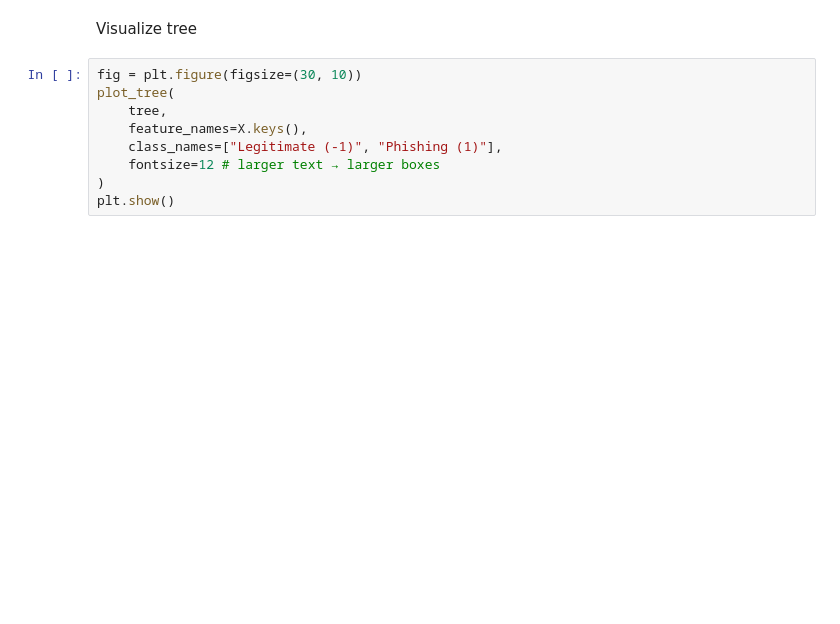
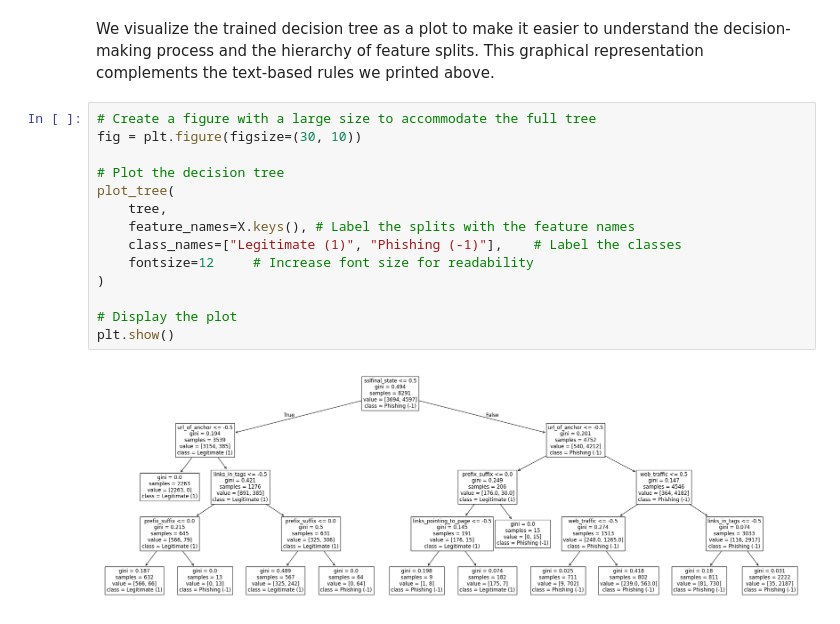
Before and after one commit to VilleSchulz/Machine-learning, a Jupyter notebook: Assignment_3_forest/task3.ipynb, the cells around one changed output. Saved outputs shown, nothing was run; the diff lists cells and outputs as text; blank space fills up the shorter version.

Commit message:
Add text

```diff
--- a/Assignment_3_forest/task3.ipynb
+++ b/Assignment_3_forest/task3.ipynb
@@ -190,13 +271,20 @@ print(tree_rules)
 # %% [markdown]
-Visualize tree
+We visualize the trained decision tree as a plot to make it easier to understand the decision-making process and the hierarchy of feature splits. This graphical representation complements the text-based rules we printed above.
 # %%
+# Create a figure with a large size to accommodate the full tree
 fig = plt.figure(figsize=(30, 10))
+
+# Plot the decision tree
 plot_tree(
     tree,
-    feature_names=X.keys(),
-    class_names=["Legitimate (-1)", "Phishing (1)"],
-    fontsize=12 # larger text → larger boxes
+    feature_names=X.keys(), # Label the splits with the feature names
+    class_names=["Legitimate (1)", "Phishing (-1)"],    # Label the classes
+    fontsize=12     # Increase font size for readability
 )
+
+# Display the plot
 plt.show()
+# %% [output]
+[figure, added]
 # %% [markdown]
 First check if the web page has trusted ssl-certificate. If it does, then the site is not phishing.
```
Also changed, not shown: parts of 40 cells of this notebook.
